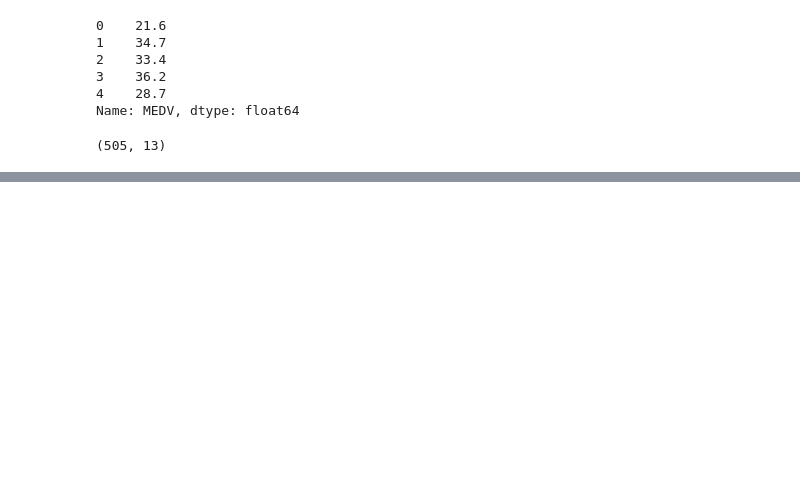
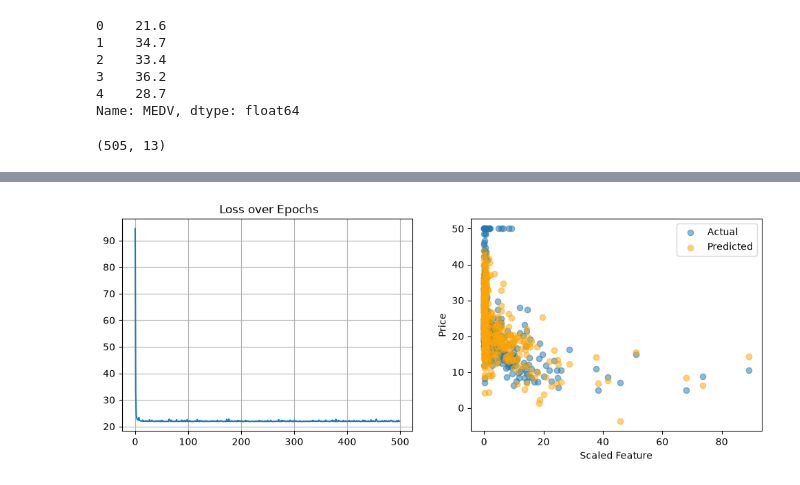
Before and after one commit to Deepanjali-Sharma/Machine_learning_practice, a Jupyter notebook: LinearRegression/LinearRegression.ipynb, the cells around one changed output, grey strips where cells are left out. Cells and saved outputs as stored; diff of their text form; code cells hidden in the pictures; blank space fills up the shorter version.

```diff
--- a/LinearRegression/LinearRegression.ipynb
+++ b/LinearRegression/LinearRegression.ipynb
@@ -186,0 +388,58 @@ X.shape
+# %%
+epoch2 = 500
+learning_rate2 = 0.001
+
+# Start from the weights we already have (or start fresh)
+weights2 = np.random.randn(X_final.shape[1], 1) * 0.01
+
+loss_hist2 = []
+
+i=0
+j=0
+for i in range(epoch2):
+
+    shuffle_idx = np.random.permutation(N)
+    X_shuffled = X_final[shuffle_idx]
+    y_shuffled = y[shuffle_idx]
+
+    for j in range(N):
+        x_i = X_shuffled[j:j+1]
+        y_i = y_shuffled[j:j+1]
+
+        y_pred2 = x_i @ weights2
+
+        error2 = y_pred2 - y_i
+
+        gradient2 = 2 * (x_i.T @ error2)
+
+        weights2 = weights2 - learning_rate2*gradient2
+
+    #compute epoch loss
+    y_predAll2 = X_final @ weights2
+
+    loss2 = np.mean((y_predAll2 - y)**2)
+    loss_hist2.append(loss2)
+
+    if i % 50 == 0:
+        print(f"At epoch {i:4d}, Loss is {loss2:.2f}")
+
+
+# Result
+print("\nTraining Complete!")
+print(f"Final Weights (scaled space): {weights2.flatten()}")
+
+# PLOT
+plt.figure(figsize=(12, 4))
+plt.subplot(1, 2, 1)
+plt.plot(loss_hist2)
+plt.title(" Loss over Epochs")
+plt.grid(True)
+
+plt.subplot(1, 2, 2)
+plt.scatter(X_scaled[:, 0], y, alpha=0.5, label="Actual")  # Plotting RM (index 5) is better, but using feature 0 (CRIM) for demonstration
+plt.scatter(X_scaled[:, 0], y_predAll2, alpha=0.5, label="Predicted", color="orange")
+plt.xlabel("Scaled Feature")
+plt.ylabel("Price")
+plt.legend()
+plt.show()
+# %% [output]
@@ -186,0 +461 @@ X.shape
+[figure, added]
```
Also changed, not shown: parts of 31 cells of this notebook.
